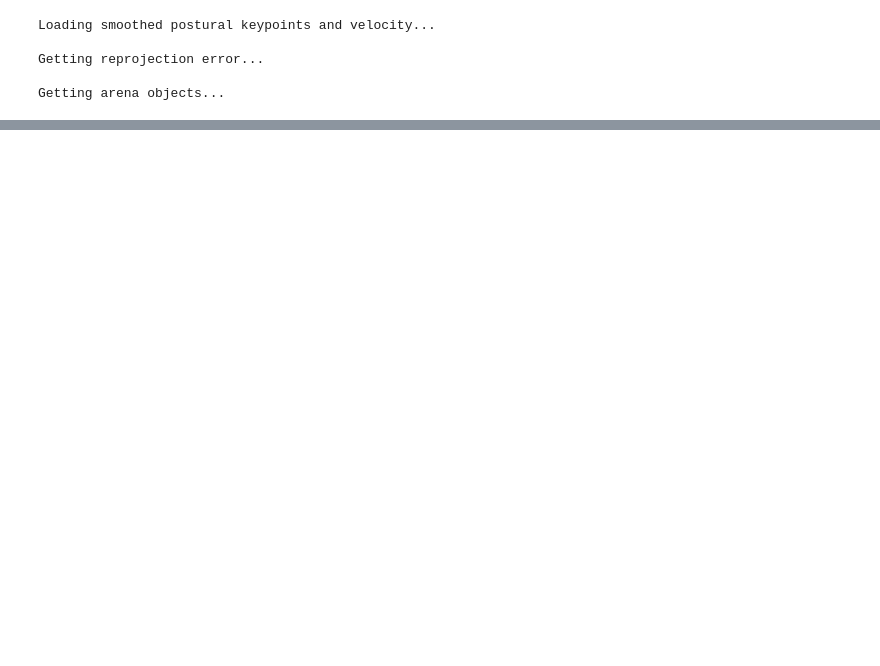
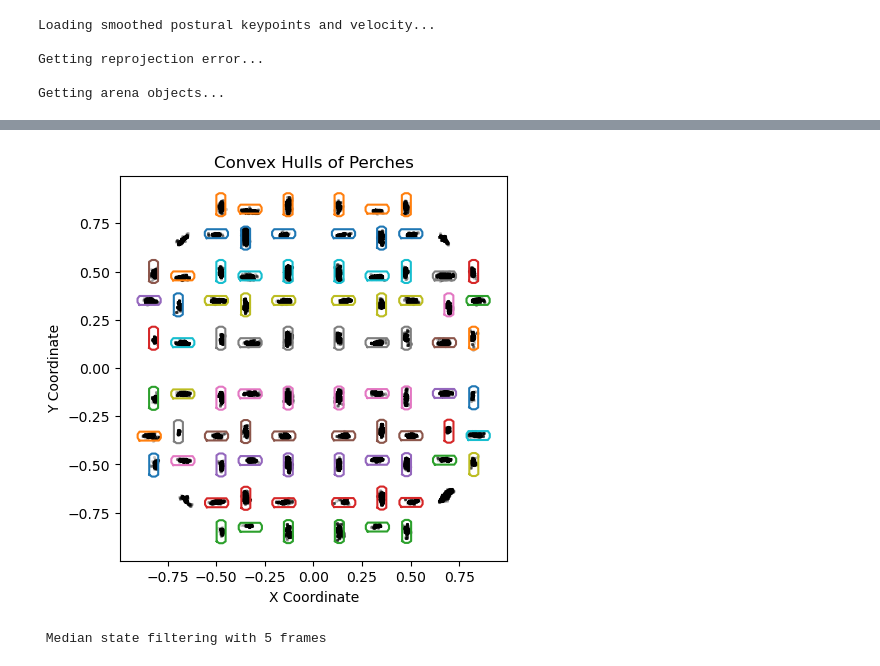
Before and after one commit to isabellow/lhy_hpc, a Jupyter notebook: behavior/arena_model_scratch.ipynb, the cells around one changed output, grey strips where cells are left out. Cells and saved outputs as stored; diff of their text form; code cells hidden in the pictures; blank space fills up the shorter version.

```diff
--- a/behavior/arena_model_scratch.ipynb
+++ b/behavior/arena_model_scratch.ipynb
@@ -86,12 +86,20 @@ beak_radius_water = np.sqrt(np.sum(beak_pos[:, :2]**2, axis=1)) < params["water_
 ''' Detect interactions '''
 print('\nDetecting perch interactions...')
 # Feet on perches
-feet_on_perch = np.zeros((n_frames, n_feeders), dtype=bool)
+feet_on_perch = np.zeros((n_frames, n_perches + n_feeders), dtype=bool)
+
+for n in range(n_perches):
+    print(f'cache perch {n+1}/{n_perches}')
+    convex_hull = arena_data["perches"][n]["ConvexHull"]
+    path = Path(convex_hull)
+    tmp = path.contains_points(foot_pos[:, :2])  # Check if points are in polygon
+    feet_on_perch[:, n] = tmp & feet_still & valid_frames
 
 for n in range(n_feeders):
+    print(f'feeder perch {n+1}/{n_feeders}')
     convex_hull = arena_data["feeder_perches"][n]["ConvexHull"]
     path = Path(convex_hull)
     tmp = path.contains_points(foot_pos[:, :2])
-    feet_on_perch[:, n] = tmp & feet_still & valid_frames
+    feet_on_perch[:, n_perches + n] = tmp & feet_still & valid_frames
 # %% [output]
 Detecting perch interactions...
@@ -99,5 +122,33 @@ IndexError: index 84 is out of bounds for axis 1 with size 4
+# %%
+''' check the perch hulls '''
+# Create a plot
+fig, ax = plt.subplots(1, 1, figsize=(5, 5))
+ax.set_title("Convex Hulls of Perches")
+ax.set_xlabel("X Coordinate")
+ax.set_ylabel("Y Coordinate")
+
+feet_on_perch_bool = np.sum(feet_on_perch_filt, axis=1).astype(bool)
+
+# Plot each perch's convex hull
+for n in range(n_perches):
+    # print(f'Cache perch {n + 1}/{n_perches}')
+    convex_hull = arena_data["perches"][n]["ConvexHull"]
+
+    # Close the polygon for plotting (repeat the first point at the end)
+    hull_closed = np.vstack([convex_hull, convex_hull[0]])
+
+    # Plot the convex hull as a polygon
+    ax.plot(hull_closed[:, 0], hull_closed[:, 1])
+
+ax.scatter(foot_pos[feet_on_perch_bool, 0], foot_pos[feet_on_perch_bool, 1],
+           s=5, c='k', lw=0, alpha=0.2)
+plt.show()
+# %% [output]
+[figure, added]
 # %%
 # Median filter interactions
 state_median_win = params["state_median_win"]
 print(f"\n Median state filtering with {state_median_win} frames")
 feet_on_perch = medfilt(feet_on_perch.astype(float), kernel_size=(state_median_win, 1)).astype(bool)
+# %% [output]
+ Median state filtering with 5 frames
```
Also changed, not shown: parts of 4 cells of this notebook, 5 other files.
